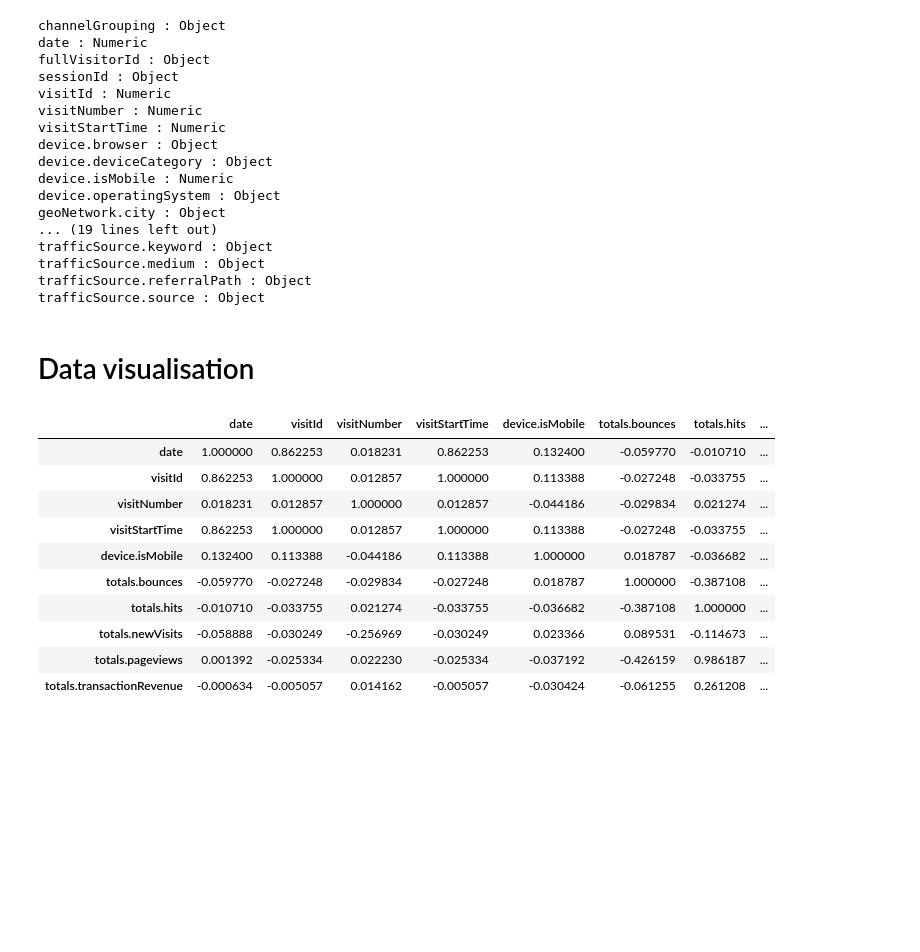
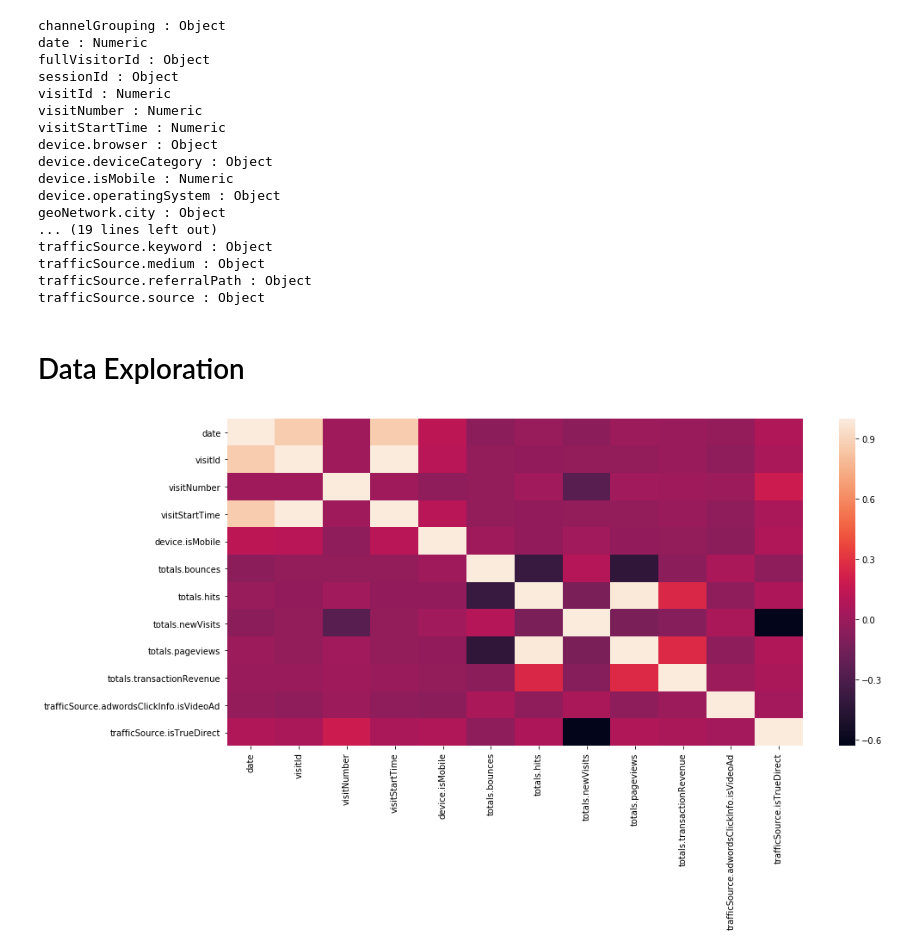
Before and after one commit to weynars/gstore_kaggle, a Jupyter notebook: notebooks/LW_Data_Exploration.ipynb, the cells around one changed output. Drawn from its saved outputs; the diff is of its cells as text; code cells hidden in the pictures; blank space fills up the shorter version.

```diff
--- a/notebooks/LW_Data_Exploration.ipynb
+++ b/notebooks/LW_Data_Exploration.ipynb
@@ -181,25 +182,17 @@ trafficSource.medium : Object
 trafficSource.referralPath : Object
 trafficSource.source : Object
 # %% [markdown]
-# Data visualisation
+# Data Exploration
 # %%
 import seaborn as sns
 # import matplotlib
 import matplotlib.pyplot as plt
 # %%
 # Numeric correlations
-df_train.corr()
+plt.figure(figsize = (15,7))
+sns.heatmap(df_train.corr())
+plt.show()
 # %% [output]
-|  | date | visitId | visitNumber | visitStartTime | device.isMobile | totals.bounces | totals.hits | ... |
-| date | 1.000000 | 0.862253 | 0.018231 | 0.862253 | 0.132400 | -0.059770 | -0.010710 | ... |
-| visitId | 0.862253 | 1.000000 | 0.012857 | 1.000000 | 0.113388 | -0.027248 | -0.033755 | ... |
-| visitNumber | 0.018231 | 0.012857 | 1.000000 | 0.012857 | -0.044186 | -0.029834 | 0.021274 | ... |
-| visitStartTime | 0.862253 | 1.000000 | 0.012857 | 1.000000 | 0.113388 | -0.027248 | -0.033755 | ... |
-| device.isMobile | 0.132400 | 0.113388 | -0.044186 | 0.113388 | 1.000000 | 0.018787 | -0.036682 | ... |
-| totals.bounces | -0.059770 | -0.027248 | -0.029834 | -0.027248 | 0.018787 | 1.000000 | -0.387108 | ... |
-| totals.hits | -0.010710 | -0.033755 | 0.021274 | -0.033755 | -0.036682 | -0.387108 | 1.000000 | ... |
-| totals.newVisits | -0.058888 | -0.030249 | -0.256969 | -0.030249 | 0.023366 | 0.089531 | -0.114673 | ... |
-| totals.pageviews | 0.001392 | -0.025334 | 0.022230 | -0.025334 | -0.037192 | -0.426159 | 0.986187 | ... |
-| totals.transactionRevenue | -0.000634 | -0.005057 | 0.014162 | -0.005057 | -0.030424 | -0.061255 | 0.261208 | ... |
+[figure, added]
 # %%
 # Histograms
```
Also changed, not shown: parts of 13 cells of this notebook.
